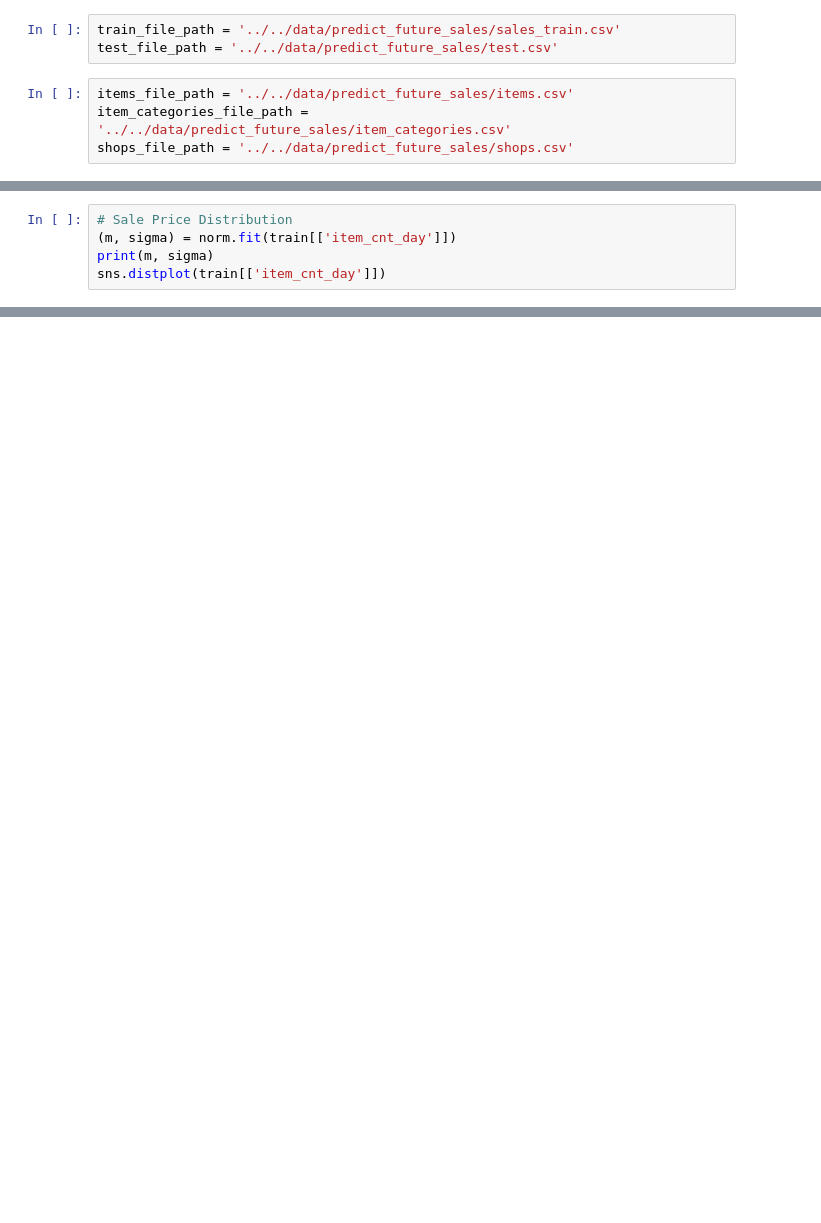
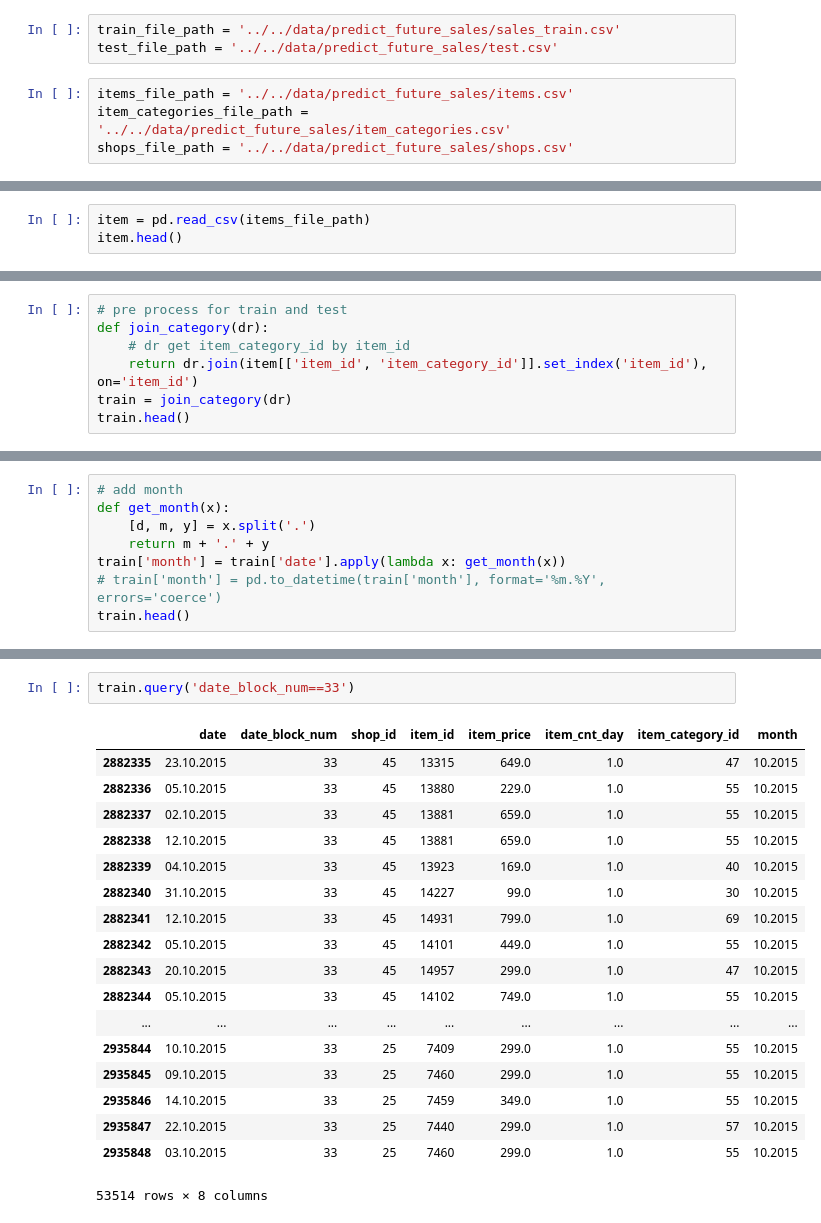
Before and after one commit to kkchuchu/kkchuchu.mushroom, a Jupyter notebook: kaggle/predict_future_sales/Predict Future Sales.ipynb, the cells around one changed output, grey strips where cells are left out. Saved outputs shown, nothing was run; the diff lists cells and outputs as text; blank space fills up the shorter version.

```diff
--- a/kaggle/predict_future_sales/Predict Future Sales.ipynb
+++ b/kaggle/predict_future_sales/Predict Future Sales.ipynb
@@ -295,5 +72,0 @@ Name: item_cnt_month, dtype: float64
-# %%
-# Sale Price Distribution
-(m, sigma) = norm.fit(train[['item_cnt_day']])
-print(m, sigma)
-sns.distplot(train[['item_cnt_day']])
@@ -313,0 +111,3 @@ dtype: int64
+# %%
+item = pd.read_csv(items_file_path)
+item.head()
@@ -313,0 +121,7 @@ dtype: int64
+# %%
+# pre process for train and test
+def join_category(dr):
+    # dr get item_category_id by item_id
+    return dr.join(item[['item_id', 'item_category_id']].set_index('item_id'), on='item_id')
+train = join_category(dr)
+train.head()
@@ -313,0 +135,8 @@ dtype: int64
+# %%
+# add month
+def get_month(x):
+    [d, m, y] = x.split('.')
+    return m + '.' + y
+train['month'] = train['date'].apply(lambda x: get_month(x))
+# train['month'] = pd.to_datetime(train['month'], format='%m.%Y', errors='coerce')
+train.head()
@@ -313,0 +150,21 @@ dtype: int64
+# %%
+train.query('date_block_num==33')
+# %% [output]
+|  | date | date_block_num | shop_id | item_id | item_price | item_cnt_day | item_category_id | month |
+| 2882335 | 23.10.2015 | 33 | 45 | 13315 | 649.0 | 1.0 | 47 | 10.2015 |
+| 2882336 | 05.10.2015 | 33 | 45 | 13880 | 229.0 | 1.0 | 55 | 10.2015 |
+| 2882337 | 02.10.2015 | 33 | 45 | 13881 | 659.0 | 1.0 | 55 | 10.2015 |
+| 2882338 | 12.10.2015 | 33 | 45 | 13881 | 659.0 | 1.0 | 55 | 10.2015 |
+| 2882339 | 04.10.2015 | 33 | 45 | 13923 | 169.0 | 1.0 | 40 | 10.2015 |
+| 2882340 | 31.10.2015 | 33 | 45 | 14227 | 99.0 | 1.0 | 30 | 10.2015 |
+| 2882341 | 12.10.2015 | 33 | 45 | 14931 | 799.0 | 1.0 | 69 | 10.2015 |
+| 2882342 | 05.10.2015 | 33 | 45 | 14101 | 449.0 | 1.0 | 55 | 10.2015 |
+| 2882343 | 20.10.2015 | 33 | 45 | 14957 | 299.0 | 1.0 | 47 | 10.2015 |
+| 2882344 | 05.10.2015 | 33 | 45 | 14102 | 749.0 | 1.0 | 55 | 10.2015 |
+| ... | ... | ... | ... | ... | ... | ... | ... | ... |
+| 2935844 | 10.10.2015 | 33 | 25 | 7409 | 299.0 | 1.0 | 55 | 10.2015 |
+| 2935845 | 09.10.2015 | 33 | 25 | 7460 | 299.0 | 1.0 | 55 | 10.2015 |
+| 2935846 | 14.10.2015 | 33 | 25 | 7459 | 349.0 | 1.0 | 55 | 10.2015 |
+| 2935847 | 22.10.2015 | 33 | 25 | 7440 | 299.0 | 1.0 | 57 | 10.2015 |
+| 2935848 | 03.10.2015 | 33 | 25 | 7460 | 299.0 | 1.0 | 55 | 10.2015 |
+53514 rows × 8 columns
```
Also changed, not shown: parts of 51 cells of this notebook, 1 other file.
